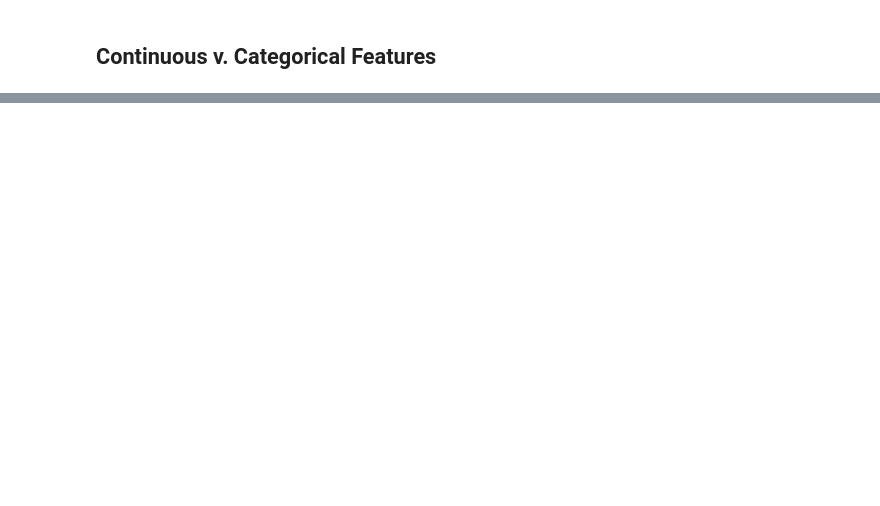
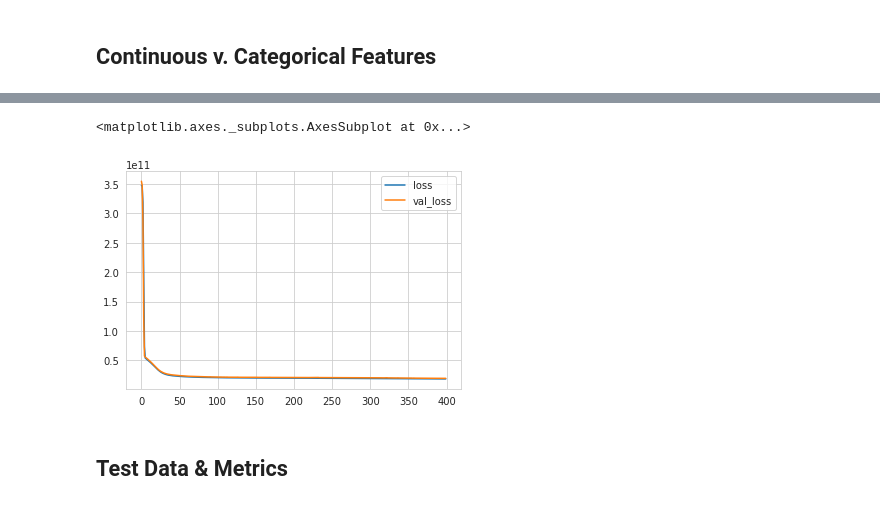
Before and after one commit to morphingdesign/tfExplore, a Jupyter notebook: TF_Process_Regression.ipynb, the cells around one changed output, grey strips where cells are left out. Drawn from its saved outputs; the diff is of its cells as text; code cells hidden in the pictures; blank space fills up the shorter version.

```diff
--- a/TF_Process_Regression.ipynb
+++ b/TF_Process_Regression.ipynb
@@ -306,0 +334,2 @@ Name: sqft_basement, Length: 306, dtype: int64
+# %%
+X_test = scaler.transform(X_test)
@@ -306,0 +351,11 @@ Name: sqft_basement, Length: 306, dtype: int64
+# %%
+model = Sequential()
+
+model.add(Dense(20, activation='relu'))
+model.add(Dense(20, activation='relu'))
+model.add(Dense(20, activation='relu'))
+model.add(Dense(20, activation='relu'))
+
+model.add(Dense(1))
+
+model.compile(optimizer='adam', loss='mse')
@@ -306,0 +364,4 @@ Name: sqft_basement, Length: 306, dtype: int64
+# %%
+model.fit(x=X_train, y=y_train,
+          validation_data=(X_test, y_test),
+          batch_size=128, epochs=400)
@@ -306,0 +411,3 @@ Name: sqft_basement, Length: 306, dtype: int64
+# %%
+losses = pd.DataFrame(model.history.history)
+losses
@@ -306,0 +428,7 @@ Name: sqft_basement, Length: 306, dtype: int64
+# %%
+losses.plot()
+# %% [output]
+<matplotlib.axes._subplots.AxesSubplot at 0x...>
+[figure, added]
+# %% [markdown]
+## Test Data & Metrics
```
Also changed, not shown: parts of 56 cells of this notebook.
